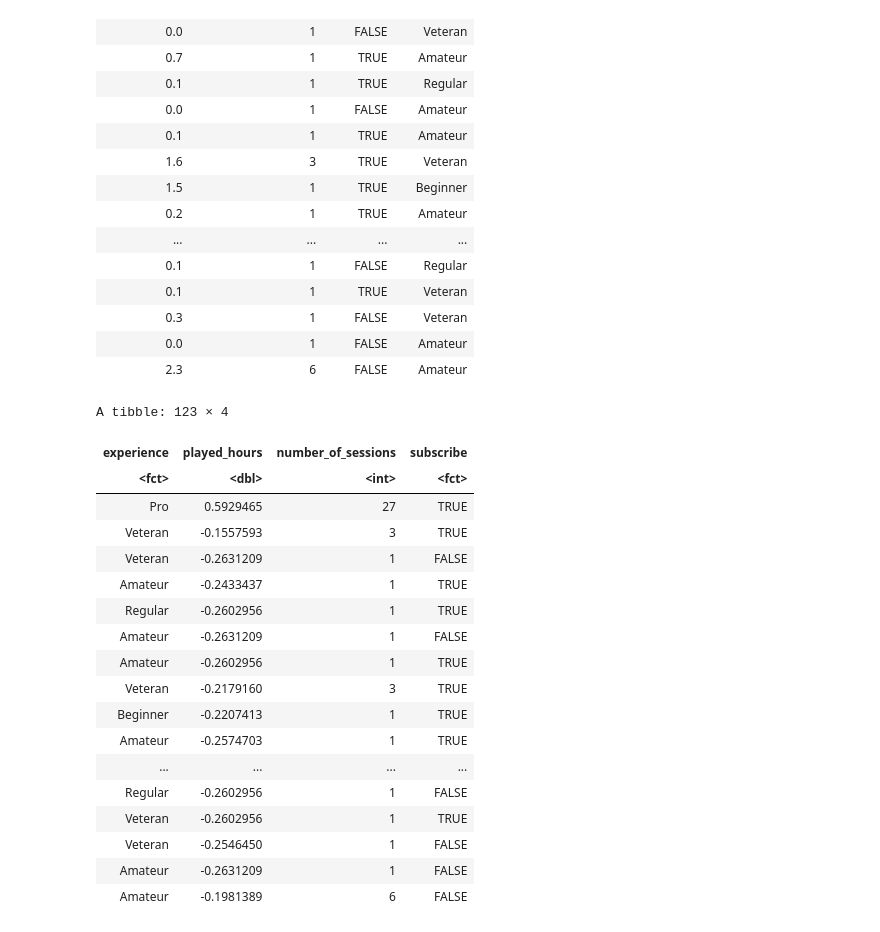
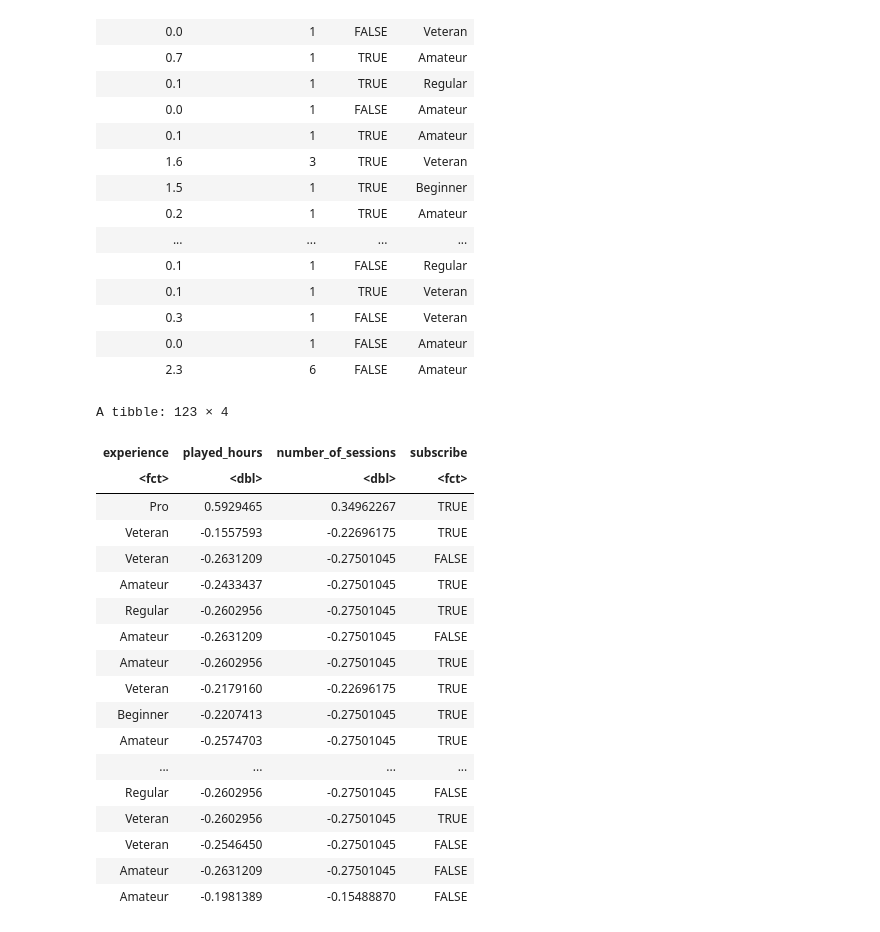
Before and after one commit to jmitra05/dsci-100-2024w2-group-003, a Jupyter notebook: project.ipynb, the cells around one changed output. Drawn from its saved outputs; the diff is of its cells as text; code cells hidden in the pictures.

```diff
--- a/project.ipynb
+++ b/project.ipynb
@@ -56,30 +56,30 @@ A tibble: 123 × 4
 | 0.3 | 1 | FALSE | Veteran |
 | 0.0 | 1 | FALSE | Amateur |
 | 2.3 | 6 | FALSE | Amateur |
-# %%
-knn_spec <- nearest_neighbor(weight_func = "rectangular", neighbors = 5) |> set_engine("kknn") |> set_mode("classification")
-knn_fit <- knn_spec |> fit(subscribe ~ experience + played_hours + number_of_sessions, data = players_final)
-player_recipe <- recipe(subscribe ~ experience + played_hours + number_of_sessions, data = players_final) |> step_scale(played_hours)|>
-step_center(played_hours) |> prep()
-scaled_player <- bake(player_recipe, players_final)
-scaled_player
-# %% [output]
-A tibble: 123 × 4
-| experience | played_hours | number_of_sessions | subscribe |
-| <fct> | <dbl> | <int> | <fct> |
-| Pro | 0.5929465 | 27 | TRUE |
-| Veteran | -0.1557593 | 3 | TRUE |
-| Veteran | -0.2631209 | 1 | FALSE |
-| Amateur | -0.2433437 | 1 | TRUE |
-| Regular | -0.2602956 | 1 | TRUE |
-| Amateur | -0.2631209 | 1 | FALSE |
-| Amateur | -0.2602956 | 1 | TRUE |
-| Veteran | -0.2179160 | 3 | TRUE |
-| Beginner | -0.2207413 | 1 | TRUE |
-| Amateur | -0.2574703 | 1 | TRUE |
-| ... | ... | ... | ... |
-| Regular | -0.2602956 | 1 | FALSE |
-| Veteran | -0.2602956 | 1 | TRUE |
-| Veteran | -0.2546450 | 1 | FALSE |
-| Amateur | -0.2631209 | 1 | FALSE |
-| Amateur | -0.1981389 | 6 | FALSE |
+# %%
+knn_spec <- nearest_neighbor(weight_func = "rectangular", neighbors = 5) |> set_engine("kknn") |> set_mode("classification")
+knn_fit <- knn_spec |> fit(subscribe ~ experience + played_hours + number_of_sessions, data = players_final)
+player_recipe <- recipe(subscribe ~ experience + played_hours + number_of_sessions, data = players_final) |> step_scale(played_hours, number_of_sessions)|>
+step_center(played_hours, number_of_sessions) |> prep()
+scaled_player <- bake(player_recipe, players_final)
+scaled_player
+# %% [output]
+A tibble: 123 × 4
+| experience | played_hours | number_of_sessions | subscribe |
+| <fct> | <dbl> | <dbl> | <fct> |
+| Pro | 0.5929465 | 0.34962267 | TRUE |
+| Veteran | -0.1557593 | -0.22696175 | TRUE |
+| Veteran | -0.2631209 | -0.27501045 | FALSE |
+| Amateur | -0.2433437 | -0.27501045 | TRUE |
+| Regular | -0.2602956 | -0.27501045 | TRUE |
+| Amateur | -0.2631209 | -0.27501045 | FALSE |
+| Amateur | -0.2602956 | -0.27501045 | TRUE |
+| Veteran | -0.2179160 | -0.22696175 | TRUE |
+| Beginner | -0.2207413 | -0.27501045 | TRUE |
+| Amateur | -0.2574703 | -0.27501045 | TRUE |
+| ... | ... | ... | ... |
+| Regular | -0.2602956 | -0.27501045 | FALSE |
+| Veteran | -0.2602956 | -0.27501045 | TRUE |
+| Veteran | -0.2546450 | -0.27501045 | FALSE |
+| Amateur | -0.2631209 | -0.27501045 | FALSE |
+| Amateur | -0.1981389 | -0.15488870 | FALSE |
```
Also changed, not shown: parts of 1 cell of this notebook.
